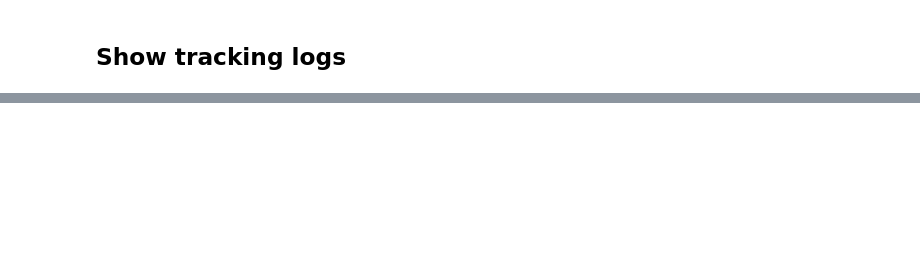
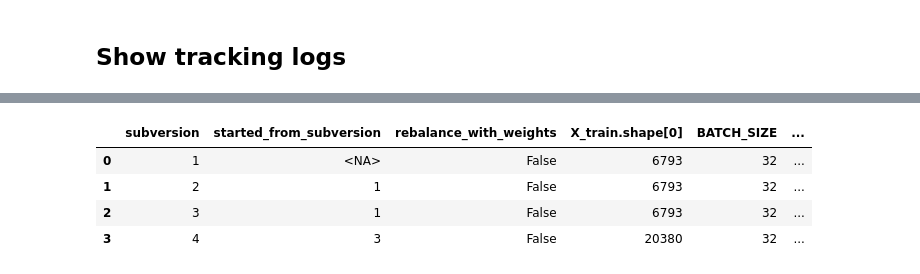
Before and after one commit to Kelorastus/Rakuten, a Jupyter notebook: notebooks/deep_learning_on_images/Valentin.ipynb, the cells around one changed output, grey strips where cells are left out. Saved outputs shown, nothing was run; the diff lists cells and outputs as text; code cells hidden in the pictures; blank space fills up the shorter version.

```diff
--- a/notebooks/deep_learning_on_images/Valentin.ipynb
+++ b/notebooks/deep_learning_on_images/Valentin.ipynb
@@ -646,0 +661,11 @@ tracking_df
+# %%
+old_log_file_path='artifacts/on_images/deep_learning/v1/2025-10-02 experiments-v1.parquet'
+# %%
+tracking_df0 = pd.read_parquet(old_log_file_path)
+tracking_df0
+# %% [output]
+|  | subversion | started_from_subversion | rebalance_with_weights | X_train.shape[0] | BATCH_SIZE | ... |
+| 0 | 1 | <NA> | False | 6793 | 32 | ... |
+| 1 | 2 | 1 | False | 6793 | 32 | ... |
+| 2 | 3 | 1 | False | 6793 | 32 | ... |
+| 3 | 4 | 3 | False | 20380 | 32 | ... |
```
Also changed, not shown: parts of 37 cells of this notebook, 1 other file.
